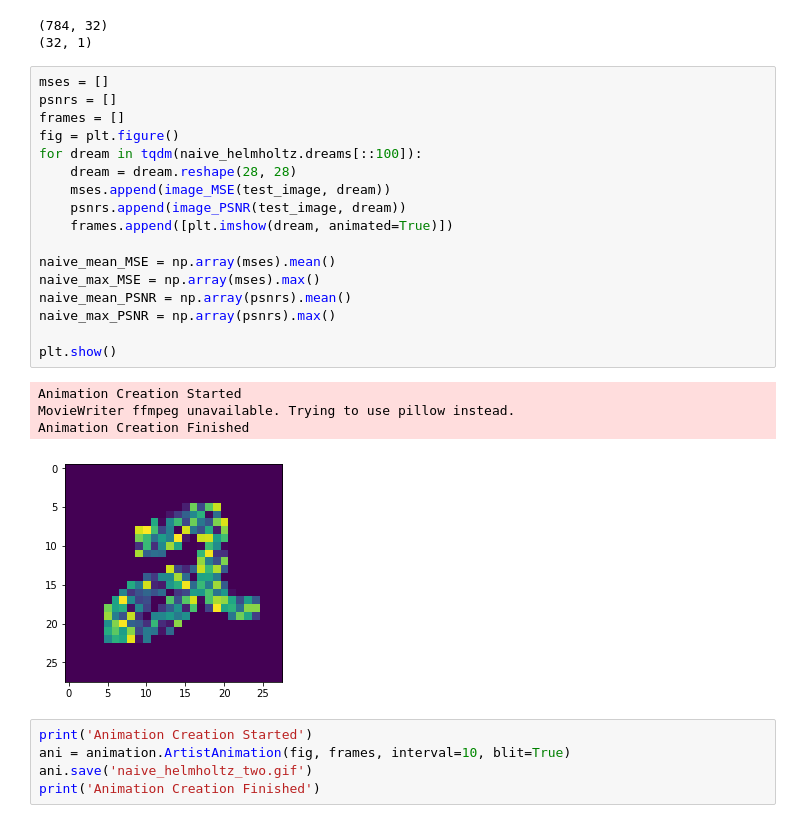
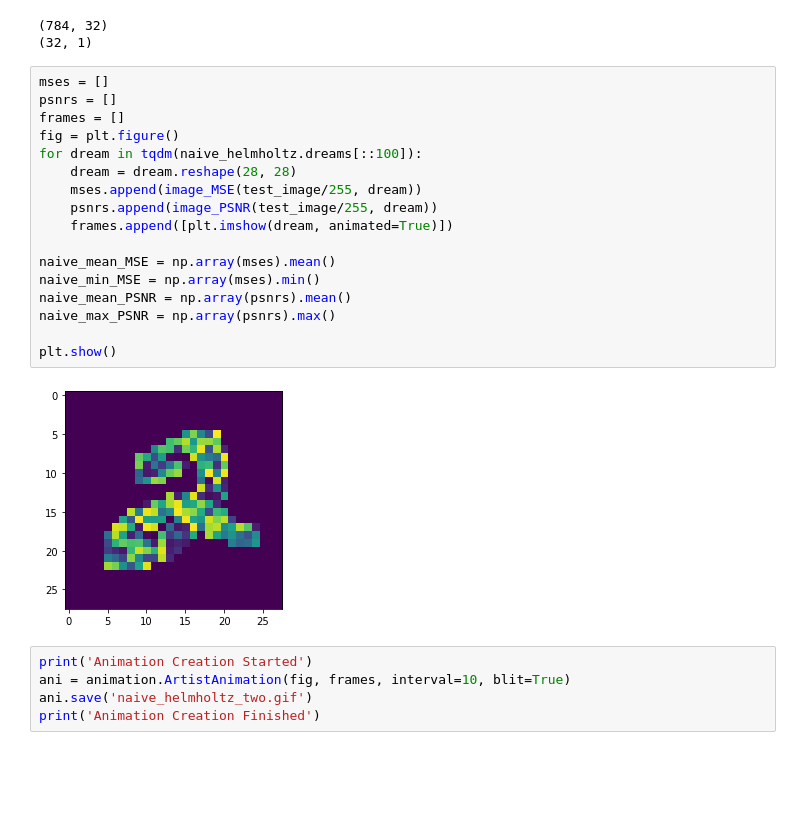
Before and after one commit to saarangp/dreammachines, a Jupyter notebook: Sparse_Coding_Demo.ipynb, the cells around one changed output. Drawn from its saved outputs; the diff is of its cells as text; blank space fills up the shorter version.

```diff
--- a/Sparse_Coding_Demo.ipynb
+++ b/Sparse_Coding_Demo.ipynb
@@ -149,25 +160,22 @@ naive_helmholtz.train(num2_images[0].reshape(1, -1), n_iter=5000)
 # %%
 mses = []
 psnrs = []
 frames = []
 fig = plt.figure()
 for dream in tqdm(naive_helmholtz.dreams[::100]):
     dream = dream.reshape(28, 28)
-    mses.append(image_MSE(test_image, dream))
-    psnrs.append(image_PSNR(test_image, dream))
+    mses.append(image_MSE(test_image/255, dream))
+    psnrs.append(image_PSNR(test_image/255, dream))
     frames.append([plt.imshow(dream, animated=True)])
 
 naive_mean_MSE = np.array(mses).mean()
-naive_max_MSE = np.array(mses).max()
+naive_min_MSE = np.array(mses).min()
 naive_mean_PSNR = np.array(psnrs).mean()
 naive_max_PSNR = np.array(psnrs).max()
 
 plt.show()
 # %% [output]
-Animation Creation Started
-MovieWriter ffmpeg unavailable. Trying to use pillow instead.
-Animation Creation Finished
-[figure, old version]
+[figure, new version]
 # %%
 print('Animation Creation Started')
 ani = animation.ArtistAnimation(fig, frames, interval=10, blit=True)
```
Also changed, not shown: parts of 7 cells of this notebook.
